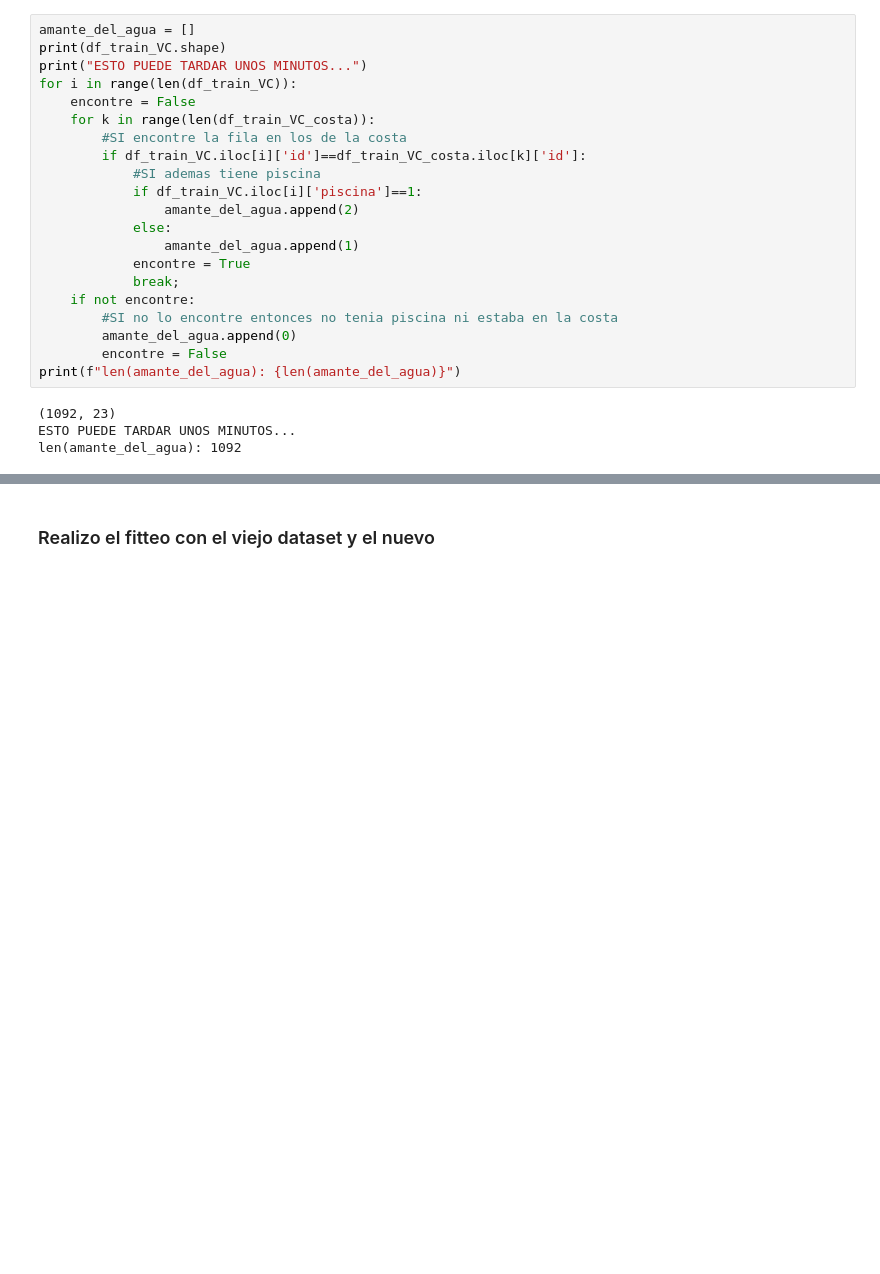
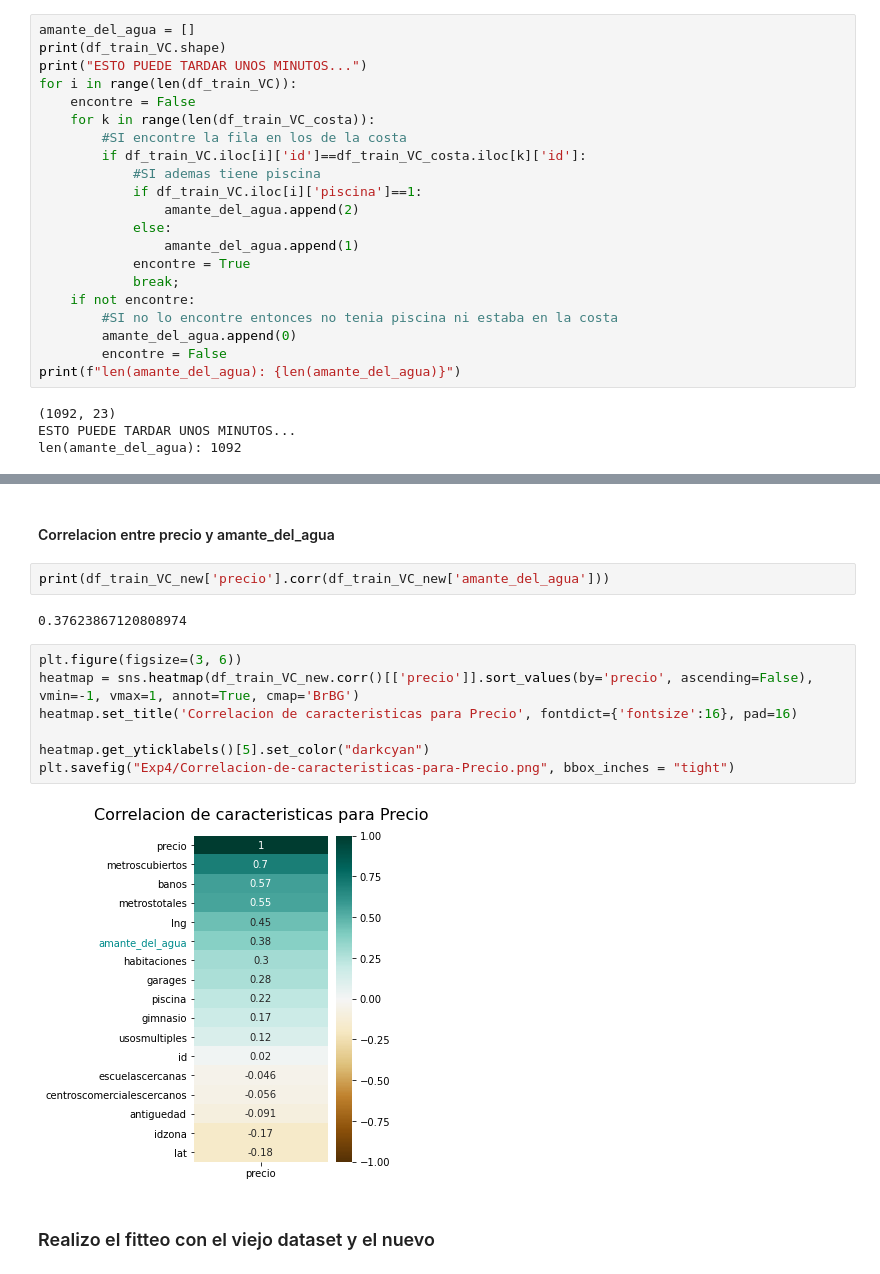
Before and after one commit to davidvenegasr/TP3-MetNum, a Jupyter notebook: notebooks/Exp4.ipynb, the cells around one changed output, grey strips where cells are left out. Cells and saved outputs as stored; diff of their text form; blank space fills up the shorter version.

```diff
--- a/notebooks/Exp4.ipynb
+++ b/notebooks/Exp4.ipynb
@@ -155,6 +156,21 @@ df_train_VC_new.head(5)
 | 1094 | 162268 | departamentos en venta en boca de... | <p>torre n&aacute;utica es un des... | Apartamento | Boulevard Miguel Alemán #1489 Col... | Boca del Río | Veracruz | 0.0 | ... |
 | 1551 | 273774 | venta de departamento en fracc. v... | departamento en condominio marcad... | Apartamento | NaN | Boca del Río | Veracruz | 1.0 | ... |
 | 1573 | 225894 | privada chile | <p>casa nueva de 1 planta, 2 recá... | Casa | NaN | Veracruz | Veracruz | NaN | ... |
+# %% [markdown]
+#### Correlacion entre precio y amante_del_agua
+# %%
+print(df_train_VC_new['precio'].corr(df_train_VC_new['amante_del_agua']))
+# %% [output]
+0.37623867120808974
+# %%
+plt.figure(figsize=(3, 6))
+heatmap = sns.heatmap(df_train_VC_new.corr()[['precio']].sort_values(by='precio', ascending=False), vmin=-1, vmax=1, annot=True, cmap='BrBG')
+heatmap.set_title('Correlacion de caracteristicas para Precio', fontdict={'fontsize':16}, pad=16)
+
+heatmap.get_yticklabels()[5].set_color("darkcyan")
+plt.savefig("Exp4/Correlacion-de-caracteristicas-para-Precio.png", bbox_inches = "tight")
+# %% [output]
+[figure, added]
 # %% [markdown]
 ### Realizo el fitteo con el viejo dataset y el nuevo
 # %%
```
Also changed, not shown: parts of 9 cells of this notebook, 4 other files.
